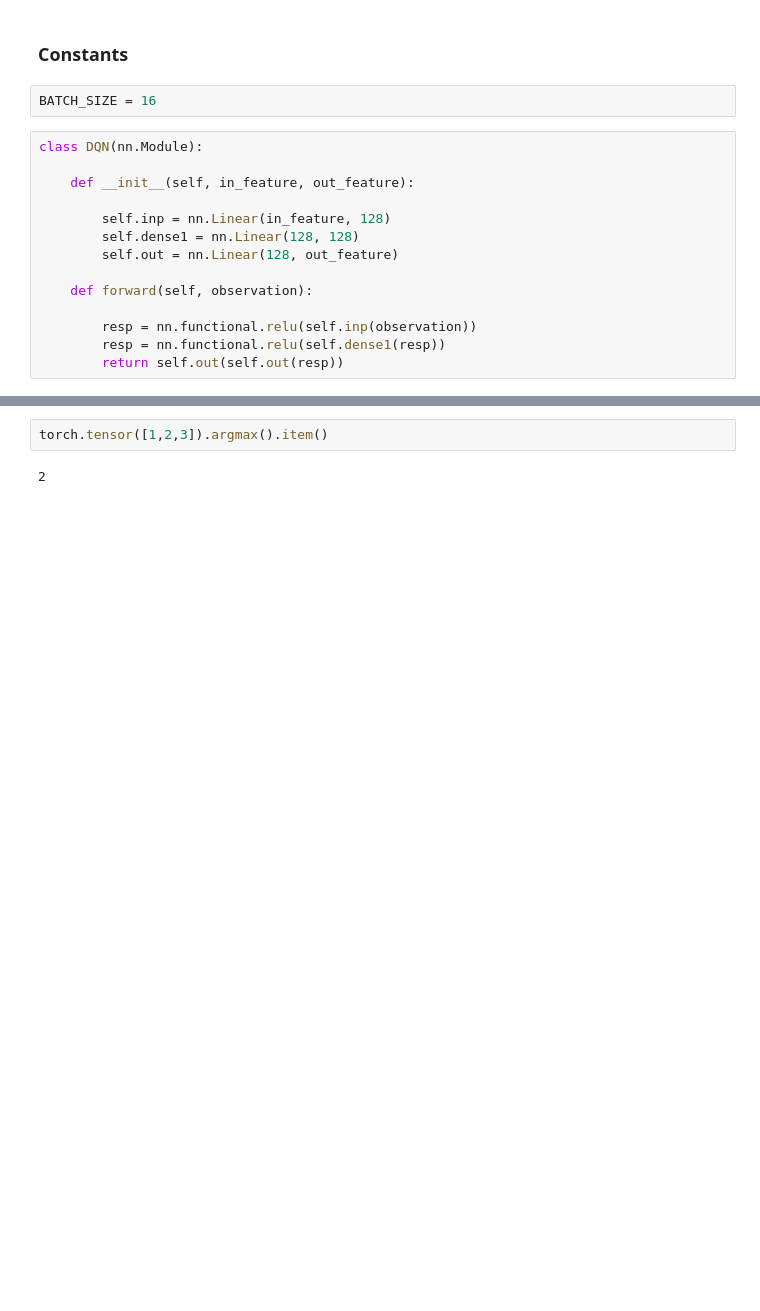
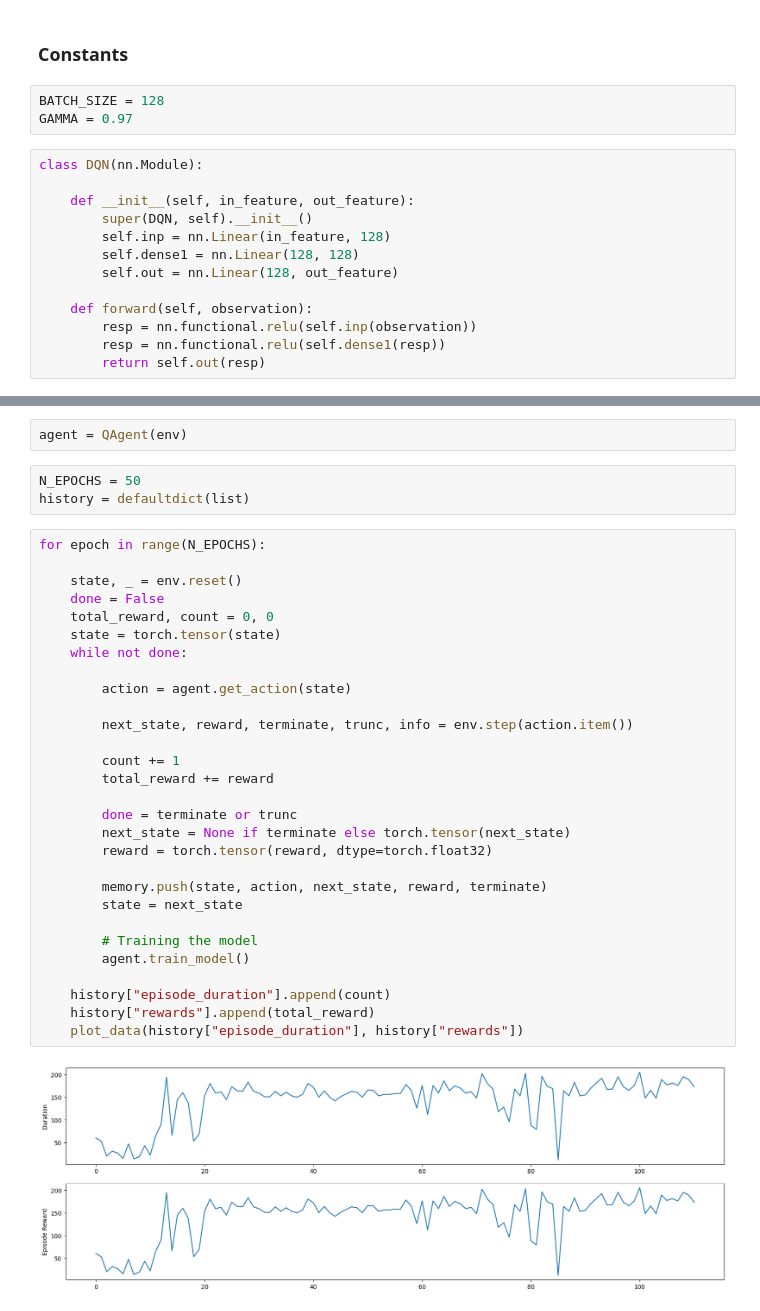
Before and after one commit to ritikjain51/open-AI-GYM, a Jupyter notebook: CartPoleV1-DQN.ipynb, the cells around one changed output, grey strips where cells are left out. Saved outputs shown, nothing was run; the diff lists cells and outputs as text; blank space fills up the shorter version.

```diff
--- a/CartPoleV1-DQN.ipynb
+++ b/CartPoleV1-DQN.ipynb
@@ -43,21 +80,21 @@ memory = ReplayMemory()
 # %% [markdown]
 ### Constants
 # %%
-BATCH_SIZE = 16
+BATCH_SIZE = 128
+GAMMA = 0.97
 # %%
 class DQN(nn.Module):
 
     def __init__(self, in_feature, out_feature):
-
+        super(DQN, self).__init__()
         self.inp = nn.Linear(in_feature, 128)
         self.dense1 = nn.Linear(128, 128)
         self.out = nn.Linear(128, out_feature)
 
     def forward(self, observation):
-
         resp = nn.functional.relu(self.inp(observation))
         resp = nn.functional.relu(self.dense1(resp))
-        return self.out(self.out(resp))
+        return self.out(resp)
 # %%
 class QAgent(GenericAgent):
 
@@ -123,4 +172,36 @@ class QAgent(GenericAgent):
-# %%
-torch.tensor([1,2,3]).argmax().item()
-# %% [output]
-2
+# %%
+agent = QAgent(env)
+# %%
+N_EPOCHS = 50
+history = defaultdict(list)
+# %%
+for epoch in range(N_EPOCHS):
+
+    state, _ = env.reset()
+    done = False
+    total_reward, count = 0, 0
+    state = torch.tensor(state)
+    while not done:
+
+        action = agent.get_action(state)
+
+        next_state, reward, terminate, trunc, info = env.step(action.item())
+
+        count += 1
+        total_reward += reward
+
+        done = terminate or trunc
+        next_state = None if terminate else torch.tensor(next_state)
+        reward = torch.tensor(reward, dtype=torch.float32)
+
+        memory.push(state, action, next_state, reward, terminate)
+        state = next_state
+
+        # Training the model
+        agent.train_model()
+
+    history["episode_duration"].append(count)
+    history["rewards"].append(total_reward)
+    plot_data(history["episode_duration"], history["rewards"])
+# %% [output]
+[figure, added]
```
Also changed, not shown: parts of 13 cells of this notebook, 1 other file.
